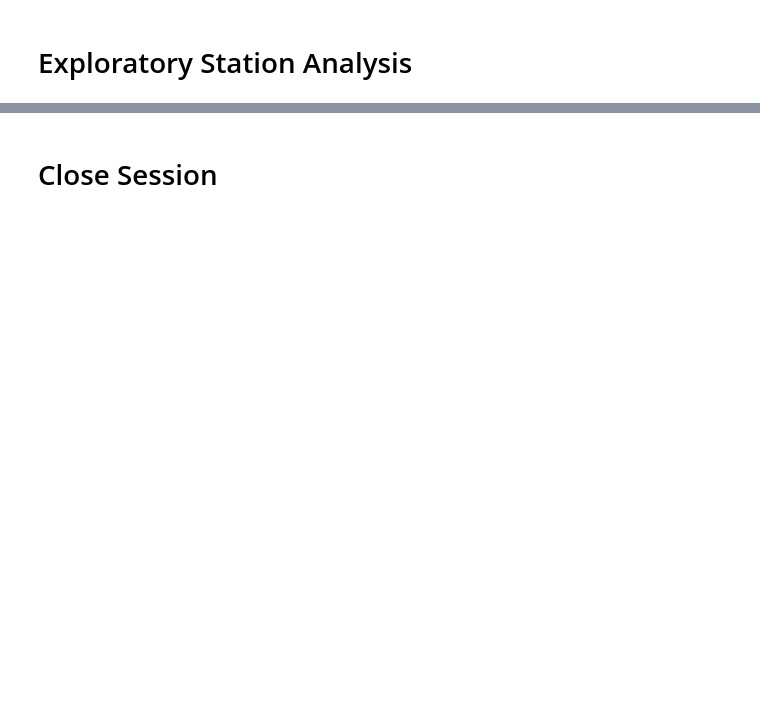
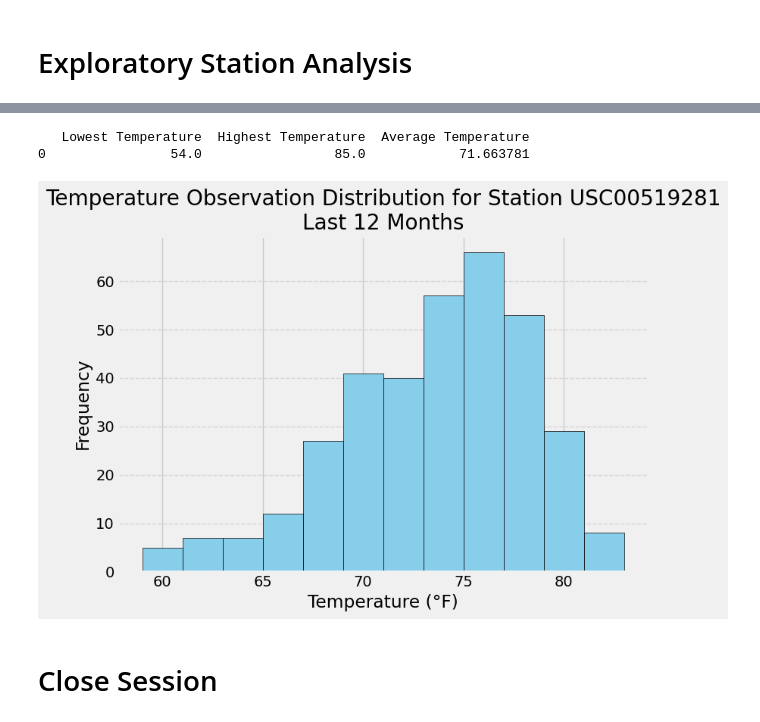
Before and after one commit to Houdini24/sqlalchemy-challenge, a Jupyter notebook: SurfsUp/climate_starter.ipynb, the cells around one changed output, grey strips where cells are left out. Drawn from its saved outputs; the diff is of its cells as text; code cells hidden in the pictures; blank space fills up the shorter version.

```diff
--- a/SurfsUp/climate_starter.ipynb
+++ b/SurfsUp/climate_starter.ipynb
@@ -74,3 +119,46 @@ session = Session(engine)
+# %%
+# Using the most active station id from the previous query, calculate the lowest, highest, and average temperature.
+station_temps = [func.min(measurement.tobs),
+                 func.max(measurement.tobs),
+                 func.avg(measurement.tobs)]
+
+station_temps = session.query(*station_temps).filter(measurement.station == 'USC00519281').all()
+
+# Convert the results to a Pandas DataFrame
+columns = ['Lowest Temperature', 'Highest Temperature', 'Average Temperature']
+station_temps_df = pd.DataFrame(station_temps, columns=columns)
+
+# Print the formatted DataFrame
+print(station_temps_df)
+# %% [output]
+   Lowest Temperature  Highest Temperature  Average Temperature
+0                54.0                 85.0            71.663781
+# %%
+# Using the most active station id
+# Query the last 12 months of temperature observation data for this station and plot the results as a histogram
+temp_year_data = session.query(measurement.date, measurement.tobs).\
+    filter(measurement.station == 'USC00519281', measurement.date >= year_old_date).all()
+
+# Convert the results to a Pandas DataFrame
+temp_year_data = pd.DataFrame(temp_year_data, columns=['date', 'temperature'])
+
+# Plot the histogram
+plt.figure(figsize=(8, 6))
+plt.hist(temp_year_data['temperature'], bins=12, color='skyblue', edgecolor='black')
+
+# Add labels and title
+plt.xlabel('Temperature (°F)')
+plt.ylabel('Frequency')
+plt.title('Temperature Observation Distribution for Station USC00519281\nLast 12 Months')
+
+# Add grid lines
+plt.grid(axis='y', linestyle='--', alpha=0.7)
+
+# Show the plot
+plt.tight_layout()
+plt.show()
+# %% [output]
+[figure, added]
 # %% [markdown]
 # Close Session
 # %%
```
Also changed, not shown: parts of 10 cells of this notebook, 1 other file.
